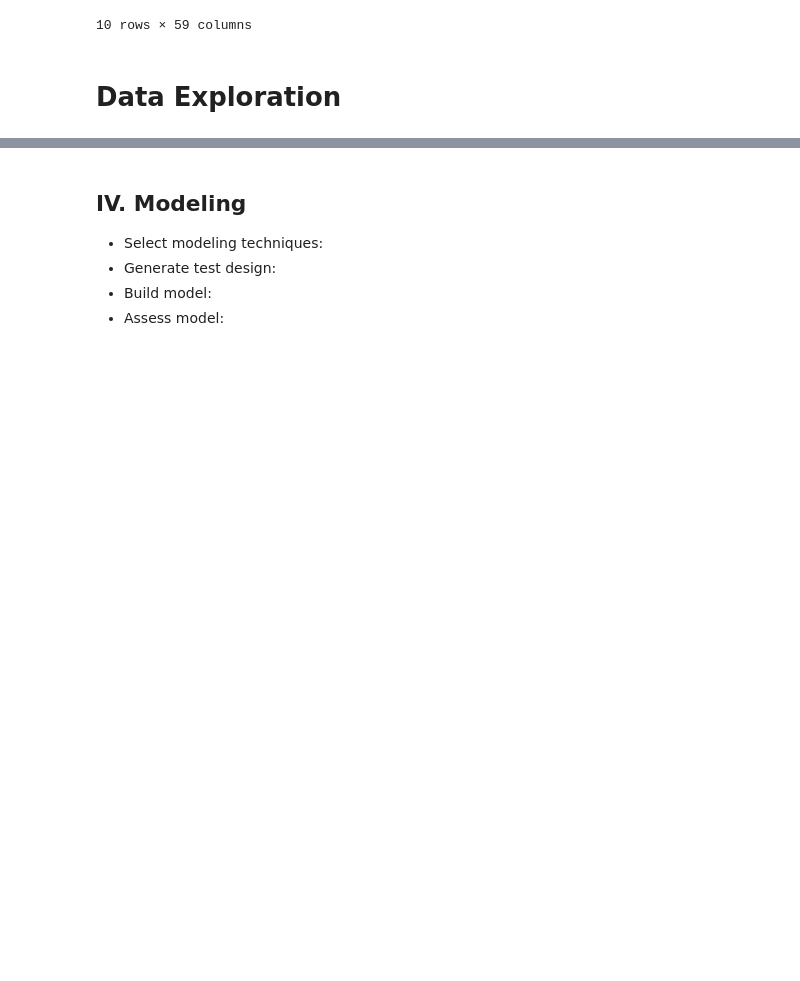
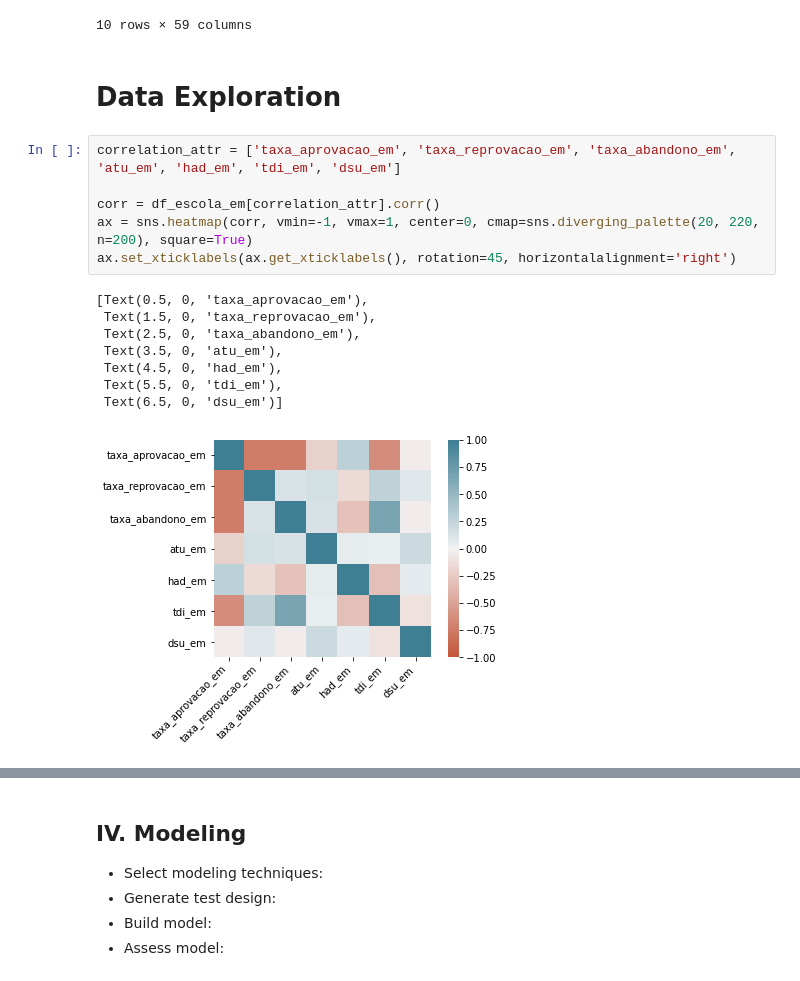
Before and after one commit to maisafraiz/projeto-amd, a Jupyter notebook: project.ipynb, the cells around one changed output, grey strips where cells are left out. Cells and saved outputs as stored; diff of their text form; blank space fills up the shorter version.

```diff
--- a/project.ipynb
+++ b/project.ipynb
@@ -328,3 +328,18 @@ memory usage: 160.5+ MB
 10 rows × 59 columns
 # %% [markdown]
 # Data Exploration
+# %%
+correlation_attr = ['taxa_aprovacao_em', 'taxa_reprovacao_em', 'taxa_abandono_em', 'atu_em', 'had_em', 'tdi_em', 'dsu_em']
+
+corr = df_escola_em[correlation_attr].corr()
+ax = sns.heatmap(corr, vmin=-1, vmax=1, center=0, cmap=sns.diverging_palette(20, 220, n=200), square=True)
+ax.set_xticklabels(ax.get_xticklabels(), rotation=45, horizontalalignment='right')
+# %% [output]
+[Text(0.5, 0, 'taxa_aprovacao_em'),
+ Text(1.5, 0, 'taxa_reprovacao_em'),
+ Text(2.5, 0, 'taxa_abandono_em'),
+ Text(3.5, 0, 'atu_em'),
+ Text(4.5, 0, 'had_em'),
+ Text(5.5, 0, 'tdi_em'),
+ Text(6.5, 0, 'dsu_em')]
+[figure, added]
```
Also changed, not shown: parts of 1 cell of this notebook.
